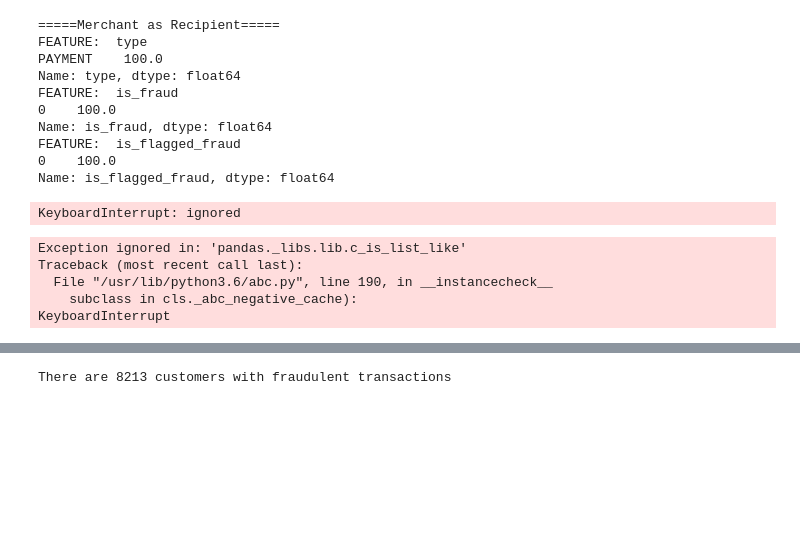
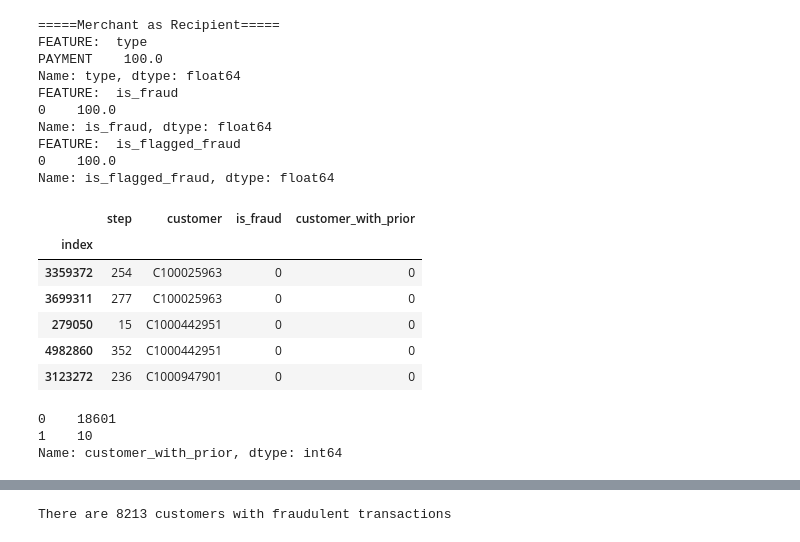
Before and after one commit to valmadrid/Detecting-Financial-Fraud-Transactions, a Jupyter notebook: financial_fraud.ipynb, the cells around one changed output, grey strips where cells are left out. Saved outputs shown, nothing was run; the diff lists cells and outputs as text; code cells hidden in the pictures; blank space fills up the shorter version.

```diff
--- a/financial_fraud.ipynb
+++ b/financial_fraud.ipynb
@@ -326,19 +334,40 @@ repeated_recipient = df[df.recipient.duplicated(keep=False) == True][["step","re
+# %%
+repeated_customer = df[df.customer.duplicated(keep=False) == True][["step","customer", "is_fraud"]].sort_values(["customer", "step"]).reset_index(drop=False)
+
+for i in range(1, len(repeated_customer)):
+  if (repeated_customer.customer.iloc[i]==repeated_customer.customer.iloc[i-1]) & (repeated_customer.step.iloc[i]>repeated_customer.step.iloc[i-1]) & (repeated_customer.is_fraud.iloc[i-1]==1):
+    repeated_customer.at[i,"customer_with_prior"] = 1
+  else:
+    repeated_customer.at[i,"customer_with_prior"] = 0
+repeated_customer.at[0,"customer_with_prior"] = 0
+repeated_customer.customer_with_prior = repeated_customer.customer_with_prior.astype("int64", errors="ignore")
+
+repeated_customer.set_index("index", drop=True, inplace=True)
+repeated_customer.head()
+# %% [output]
+|  | step | customer | is_fraud | customer_with_prior |
+| index |  |  |  |  |
+| 3359372 | 254 | C100025963 | 0 | 0 |
+| 3699311 | 277 | C100025963 | 0 | 0 |
+| 279050 | 15 | C1000442951 | 0 | 0 |
+| 4982860 | 352 | C1000442951 | 0 | 0 |
+| 3123272 | 236 | C1000947901 | 0 | 0 |
+# %%
+repeated_customer.customer_with_prior.value_counts()
+# %% [output]
+0    18601
+1    10
+Name: customer_with_prior, dtype: int64
 # %%
-for i in range(1, len(repeated_customer)):
-  if (repeated_customer.customer.iloc[i]==repeated_customer.customer.iloc[i-1]) & (repeated_customer.step.iloc[i]>=repeated_customer.step.iloc[i-1]) & (repeated_customer.is_fraud.iloc[i-1]==1):
-    repeated_customer.at[i,"customer_with_prior"] = 1
-  else:
-    repeated_customer.at[i,"customer_with_prior"] = 0
+repeated_recipient = df[df.recipient.duplicated(keep=False) == True][["step","recipient", "is_fraud"]].sort_values(["recipient", "step"]).reset_index(drop=False)
 
 for i in range(1, len(repeated_recipient)):
-  if (repeated_recipient.recipient.iloc[i]==repeated_recipient.recipient.iloc[i-1]) & (repeated_recipient.step.iloc[i]>=repeated_recipient.step.iloc[i-1]) & (repeated_recipient.is_fraud.iloc[i-1]==1):
+  if (repeated_recipient.recipient.iloc[i]==repeated_recipient.recipient.iloc[i-1]) & (repeated_recipient.step.iloc[i]>repeated_recipient.step.iloc[i-1]) & (repeated_recipient.is_fraud.iloc[i-1]==1):
     repeated_recipient.at[i,"recipient_with_prior"] = 1
   else:
     repeated_recipient.at[i,"recipient_with_prior"] = 0
+repeated_recipient.at[i,"recipient_with_prior"] = 0
+repeated_recipient.recipient_with_prior = repeated_recipient.recipient_with_prior.astype("int64", errors="ignore")
+
+repeated_recipient.set_index("index", drop=True, inplace=True)
+repeated_recipient.head()
-# %% [output]
-KeyboardInterrupt: ignored
-Exception ignored in: 'pandas._libs.lib.c_is_list_like'
-Traceback (most recent call last):
-  File "/usr/lib/python3.6/abc.py", line 190, in __instancecheck__
-    subclass in cls._abc_negative_cache):
-KeyboardInterrupt
```
Also changed, not shown: parts of 5 cells of this notebook.
